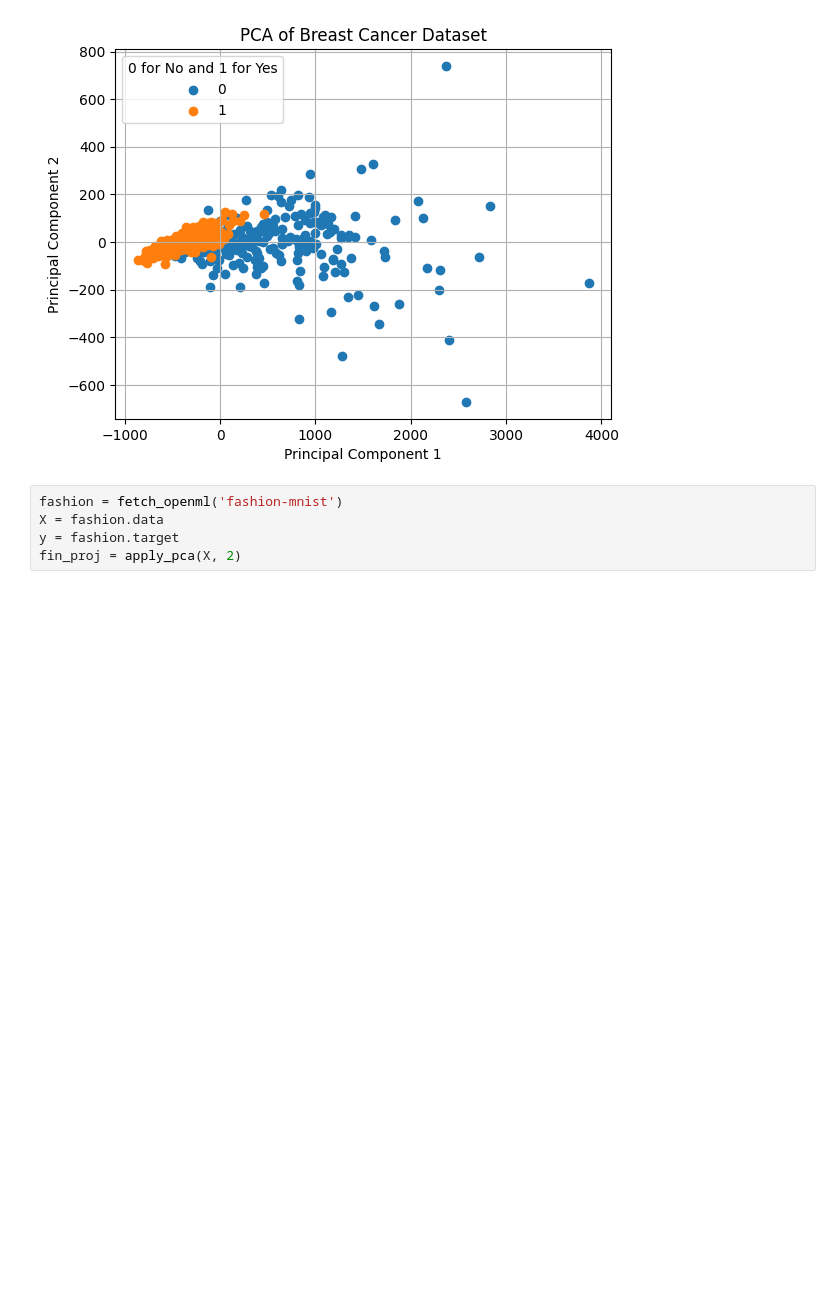
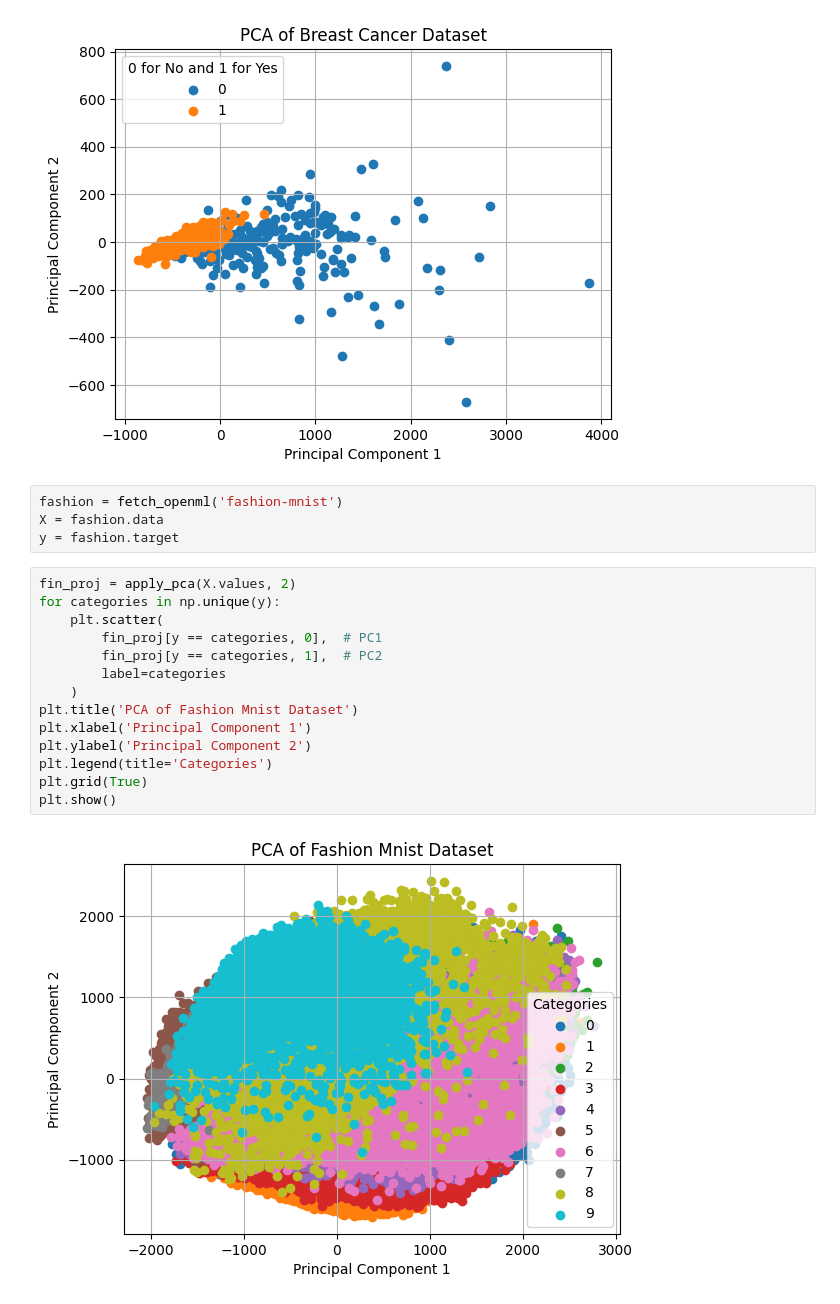
Before and after one commit to abjodas/Comparing-PCA-from-scratch-and-PCA-from-sklearn-on-different-datasets, a Jupyter notebook: main_notebook.ipynb, the cells around one changed output. Saved outputs shown, nothing was run; the diff lists cells and outputs as text; blank space fills up the shorter version.

```diff
--- a/main_notebook.ipynb
+++ b/main_notebook.ipynb
@@ -155,4 +155,19 @@ plt.show()
 fashion = fetch_openml('fashion-mnist')
 X = fashion.data
 y = fashion.target
-fin_proj = apply_pca(X, 2)
+# %%
+fin_proj = apply_pca(X.values, 2)
+for categories in np.unique(y):
+    plt.scatter(
+        fin_proj[y == categories, 0],  # PC1
+        fin_proj[y == categories, 1],  # PC2
+        label=categories
+    )
+plt.title('PCA of Fashion Mnist Dataset')
+plt.xlabel('Principal Component 1')
+plt.ylabel('Principal Component 2')
+plt.legend(title='Categories')
+plt.grid(True)
+plt.show()
+# %% [output]
+[figure, added]
```
